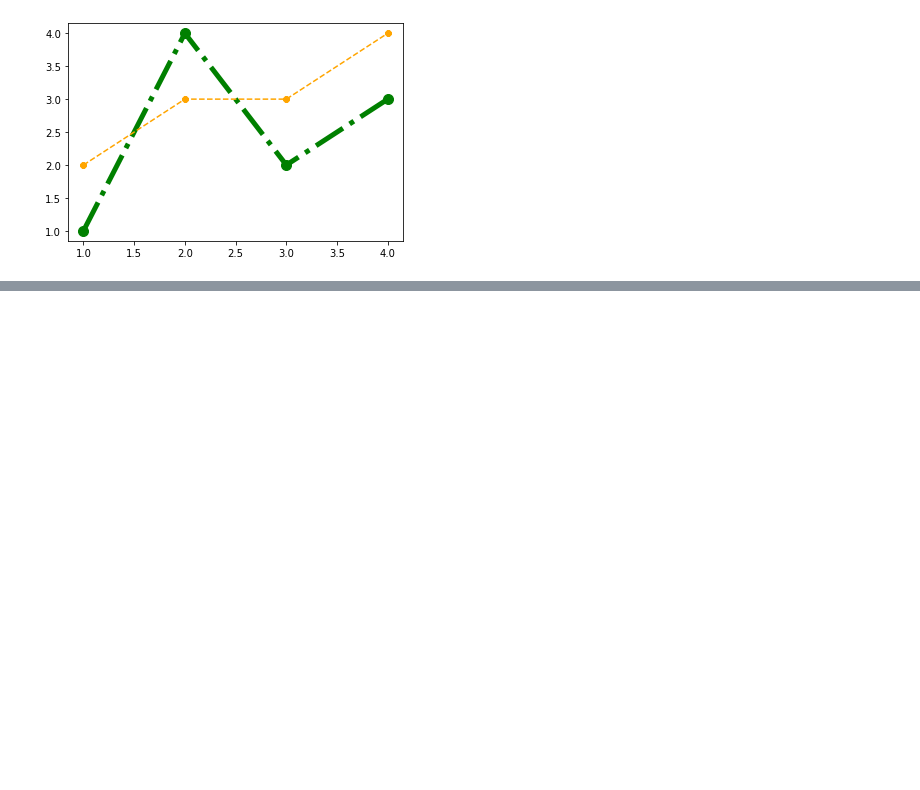
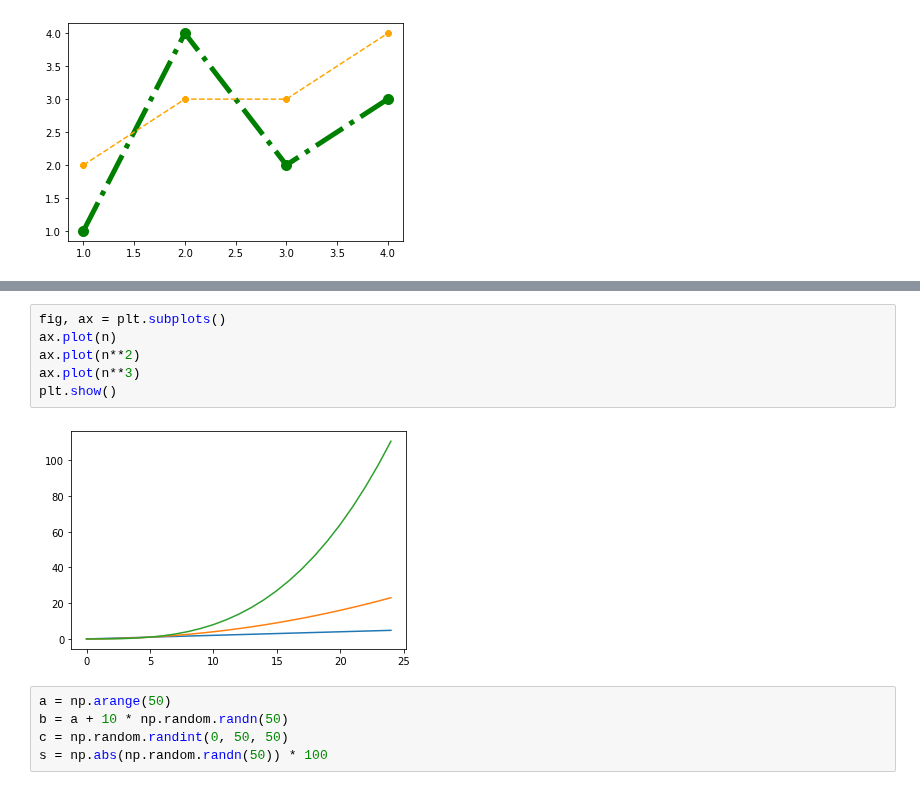
Before and after one commit to sergiopicascia/stat4bigdata, a Jupyter notebook: lezione-08/08-2-matplotlib.ipynb, the cells around one changed output, grey strips where cells are left out. Saved outputs shown, nothing was run; the diff lists cells and outputs as text; blank space fills up the shorter version.

```diff
--- a/lezione-08/08-2-matplotlib.ipynb
+++ b/lezione-08/08-2-matplotlib.ipynb
@@ -76,0 +87,13 @@ plt.show()
+# %%
+fig, ax = plt.subplots()
+ax.plot(n)
+ax.plot(n**2)
+ax.plot(n**3)
+plt.show()
+# %% [output]
+[figure, added]
+# %%
+a = np.arange(50)
+b = a + 10 * np.random.randn(50)
+c = np.random.randint(0, 50, 50)
+s = np.abs(np.random.randn(50)) * 100
```
Also changed, not shown: parts of 7 cells of this notebook, 1 other file.
